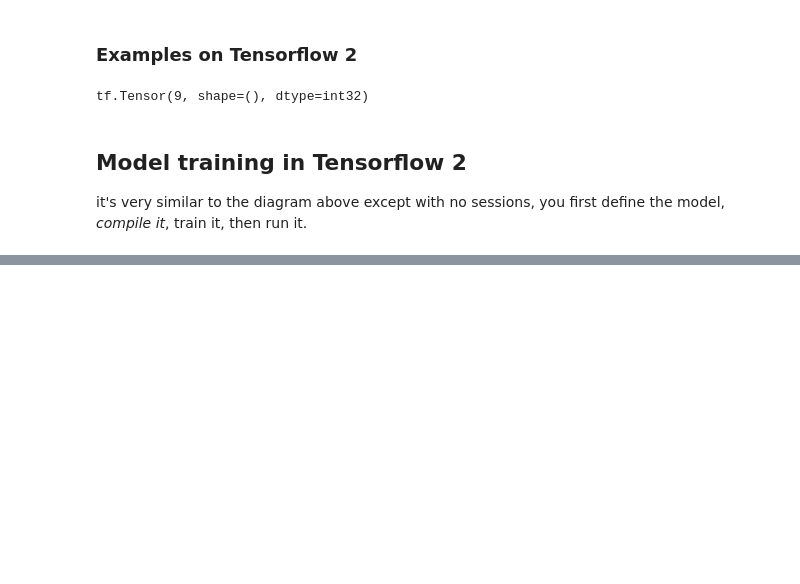
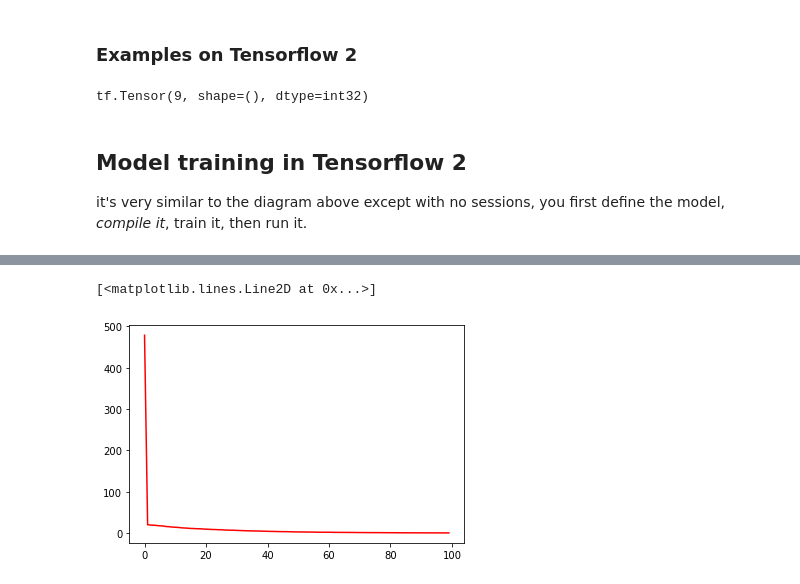
Before and after one commit to aim97/Neural-networks, a Jupyter notebook: Tensorflow/Tensorflow-what-you-need-to-know.ipynb, the cells around one changed output, grey strips where cells are left out. Drawn from its saved outputs; the diff is of its cells as text; code cells hidden in the pictures; blank space fills up the shorter version.

```diff
--- a/Tensorflow/Tensorflow-what-you-need-to-know.ipynb
+++ b/Tensorflow/Tensorflow-what-you-need-to-know.ipynb
@@ -51,0 +57,6 @@ it's very similar to the diagram above except with no sessions, you first define
+# %%
+# define the model
+# this is the simplest model, consisiting of a single neuron, with single input and linear activation
+model = tf.keras.Sequential([
+  Dense(units=1, input_shape=[1])
+])
@@ -51,0 +67,3 @@ it's very similar to the diagram above except with no sessions, you first define
+# %%
+# compile the model
+model.compile(optimizer='sgd', loss='mean_squared_error')
@@ -51,0 +80,2 @@ it's very similar to the diagram above except with no sessions, you first define
+# %%
+history = model.fit(x, y, epochs=100)
@@ -51,0 +112,5 @@ it's very similar to the diagram above except with no sessions, you first define
+# %%
+plt.plot(history.history['loss'], 'r-')
+# %% [output]
+[<matplotlib.lines.Line2D at 0x...>]
+[figure, added]
```
Also changed, not shown: parts of 11 cells of this notebook.
